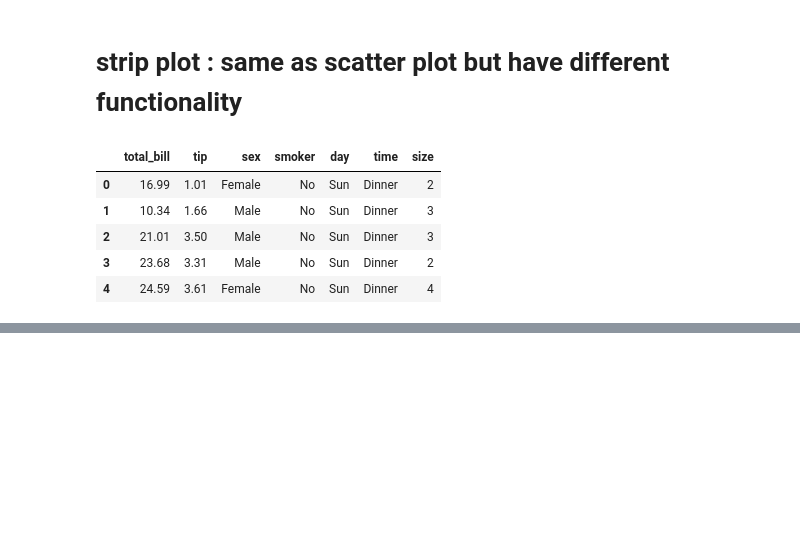
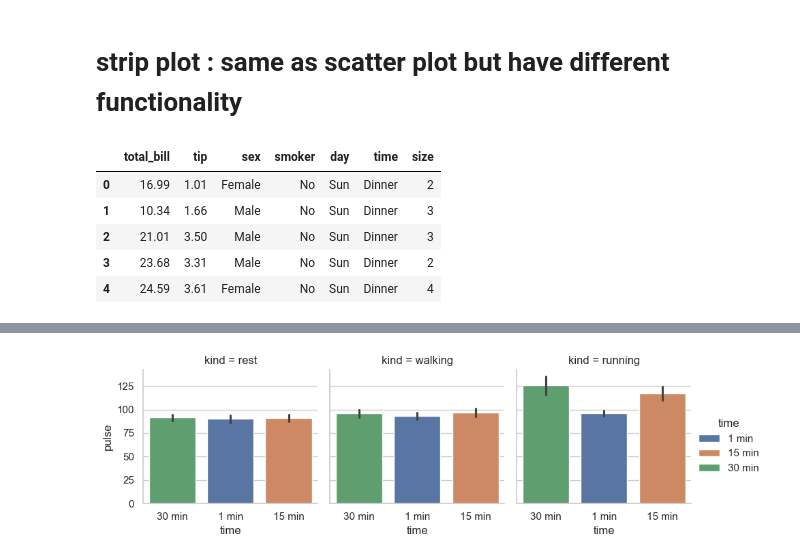
Before and after one commit to Arth9vansola/seaborn, a Jupyter notebook: seaborn.ipynb, the cells around one changed output, grey strips where cells are left out. Saved outputs shown, nothing was run; the diff lists cells and outputs as text; code cells hidden in the pictures; blank space fills up the shorter version.

```diff
--- a/seaborn.ipynb
+++ b/seaborn.ipynb
@@ -387,0 +404,7 @@ plt.show()
+# %%
+mp = sns.FacetGrid(data=df, col='kind', hue='time')
+mp.map(sns.barplot, 'time', 'pulse', order=['30 min','1 min', '15 min'])
+mp.add_legend()
+plt.show()
+# %% [output]
+[figure, added]
```
Also changed, not shown: parts of 50 cells of this notebook.
